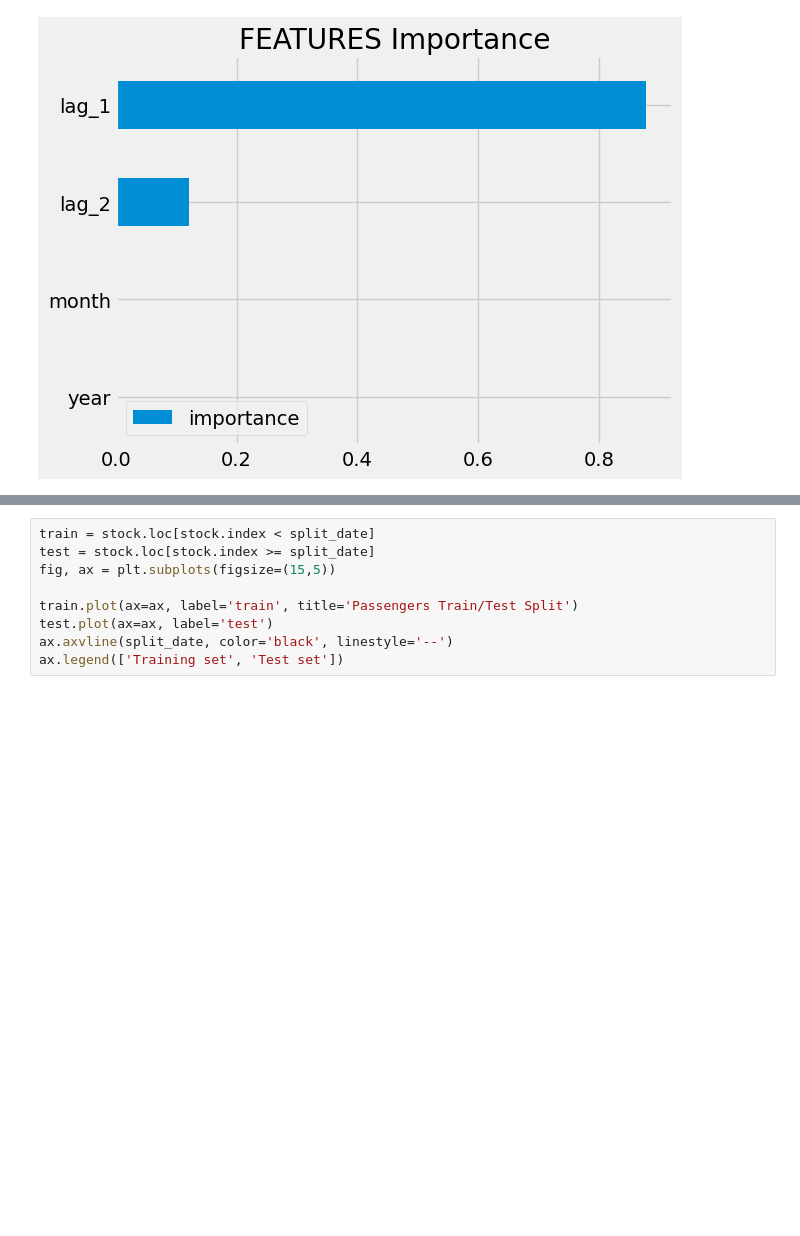
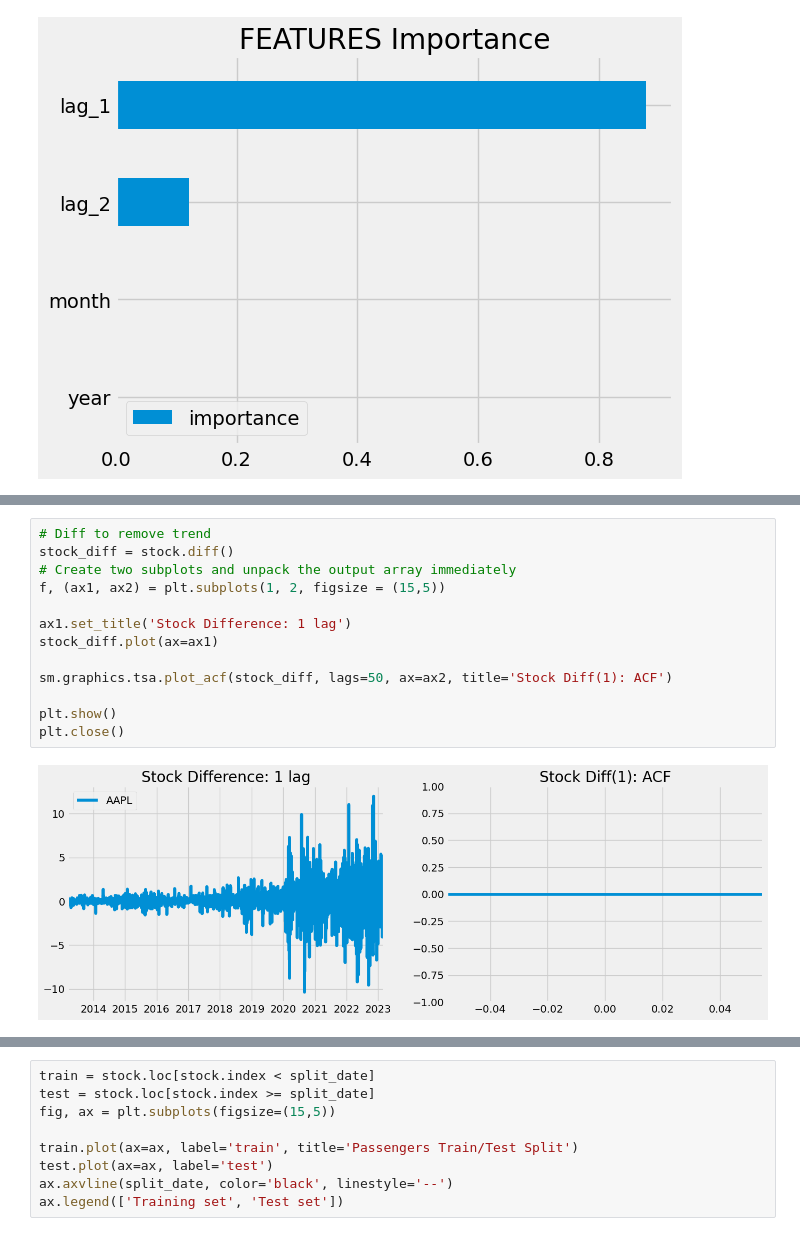
Before and after one commit to Laverdure77/Portfolio_Forecasting, a Jupyter notebook: notebooks/apple_prediction.ipynb, the cells around one changed output, grey strips where cells are left out. Drawn from its saved outputs; the diff is of its cells as text; blank space fills up the shorter version.

```diff
--- a/notebooks/apple_prediction.ipynb
+++ b/notebooks/apple_prediction.ipynb
@@ -186,0 +266,15 @@ Freq: D, Name: trend, Length: 3650, dtype: float64
+# %%
+# Diff to remove trend
+stock_diff = stock.diff()
+# Create two subplots and unpack the output array immediately
+f, (ax1, ax2) = plt.subplots(1, 2, figsize = (15,5))
+
+ax1.set_title('Stock Difference: 1 lag')
+stock_diff.plot(ax=ax1)
+
+sm.graphics.tsa.plot_acf(stock_diff, lags=50, ax=ax2, title='Stock Diff(1): ACF')
+
+plt.show()
+plt.close()
+# %% [output]
+[figure, added]
```
Also changed, not shown: parts of 35 cells of this notebook, 3 other files.
